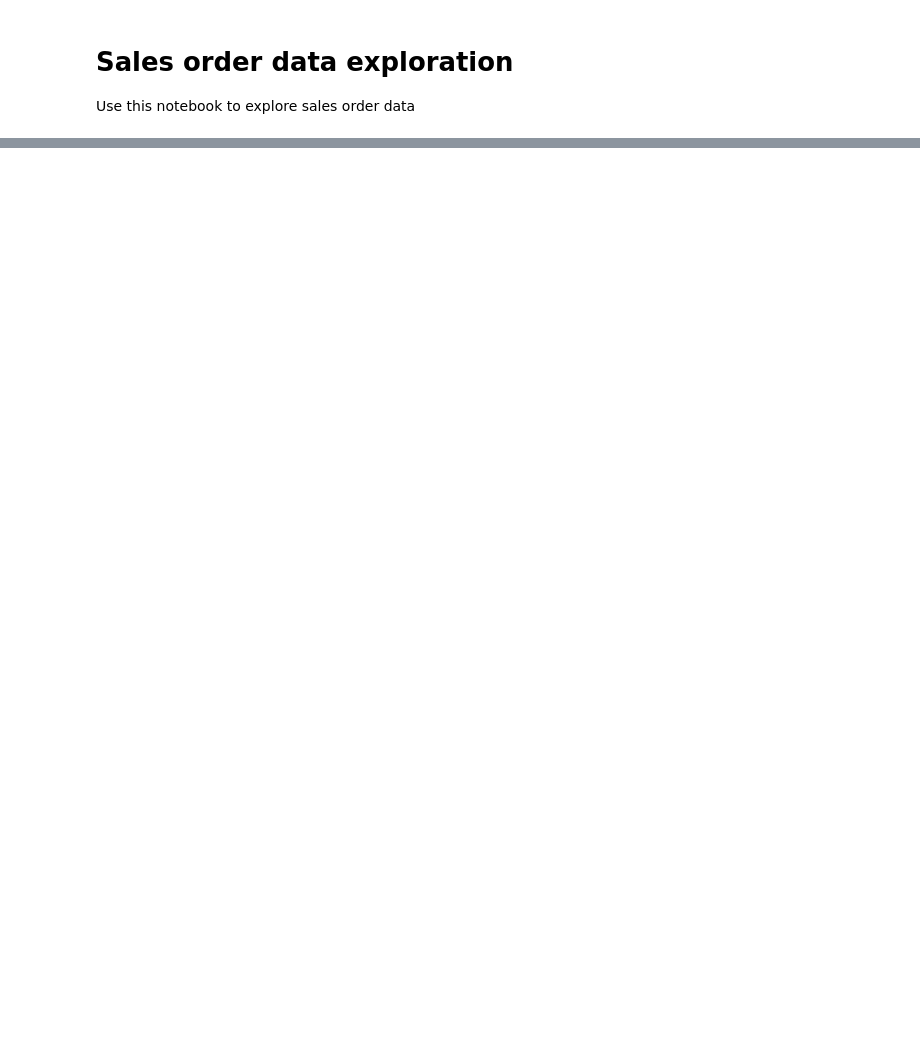
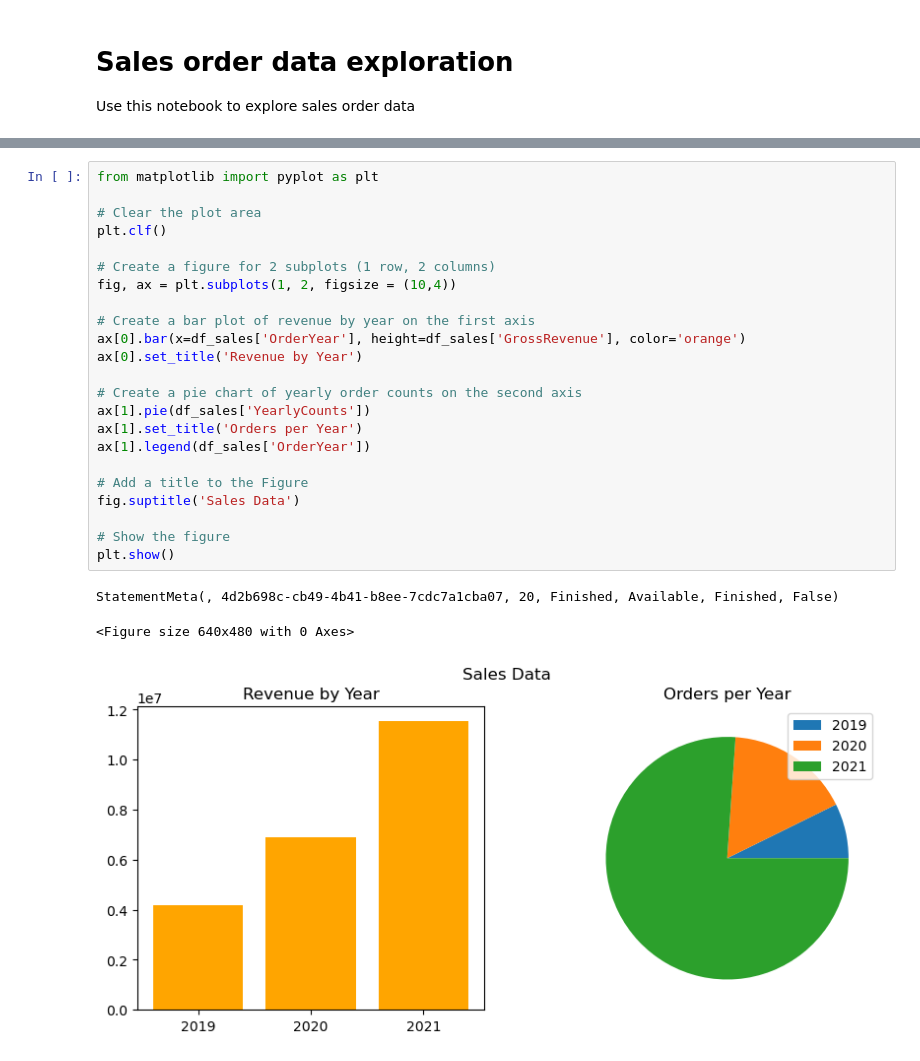
Before and after one commit to KacChw/Microsoft_Fabric_Notebooks, a Jupyter notebook: Notebook_Lab03.ipynb, the cells around one changed output, grey strips where cells are left out. Saved outputs shown, nothing was run; the diff lists cells and outputs as text; blank space fills up the shorter version.

```diff
--- a/Notebook_Lab03.ipynb
+++ b/Notebook_Lab03.ipynb
@@ -107,0 +220,27 @@ SynapseWidget(Synapse.DataFrame, faab2b07-c0cd-49ab-a4c9-5af3055e28a3)
+# %%
+from matplotlib import pyplot as plt
+
+# Clear the plot area
+plt.clf()
+
+# Create a figure for 2 subplots (1 row, 2 columns)
+fig, ax = plt.subplots(1, 2, figsize = (10,4))
+
+# Create a bar plot of revenue by year on the first axis
+ax[0].bar(x=df_sales['OrderYear'], height=df_sales['GrossRevenue'], color='orange')
+ax[0].set_title('Revenue by Year')
+
+# Create a pie chart of yearly order counts on the second axis
+ax[1].pie(df_sales['YearlyCounts'])
+ax[1].set_title('Orders per Year')
+ax[1].legend(df_sales['OrderYear'])
+
+# Add a title to the Figure
+fig.suptitle('Sales Data')
+
+# Show the figure
+plt.show()
+# %% [output]
+StatementMeta(, 4d2b698c-cb49-4b41-b8ee-7cdc7a1cba07, 20, Finished, Available, Finished, False)
+<Figure size 640x480 with 0 Axes>
+[figure, added]
```
Also changed, not shown: parts of 20 cells of this notebook.
